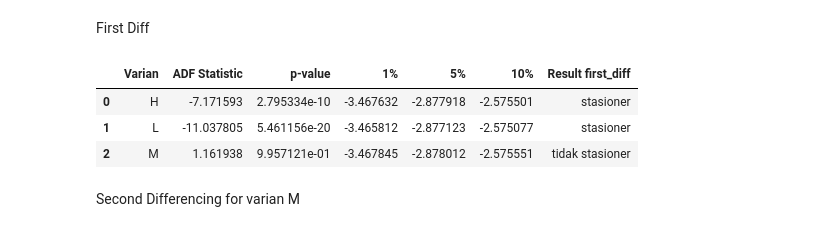
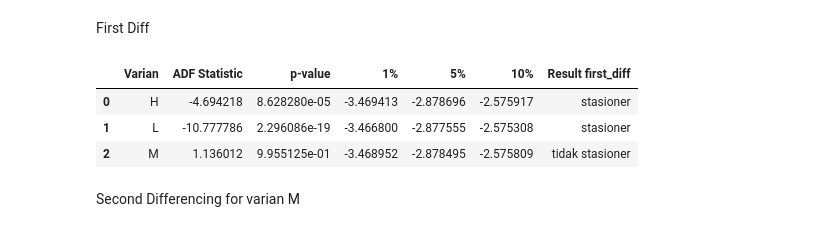
Before and after one commit to anajesset/tugas-akhirr, a Jupyter notebook: exploration_02.ipynb, the cells around one changed output. Saved outputs shown, nothing was run; the diff lists cells and outputs as text; code cells hidden in the pictures.

```diff
--- a/exploration_02.ipynb
+++ b/exploration_02.ipynb
@@ -263,21 +379,0 @@ korelasi yang digunakan terhadap fitur initial varian (kategorikal)
-# %%
-pearson_corr, p_value = stats.pearsonr(df_cdb_enc["Umur"], df_cdb_enc["initial Varian Plus"])
-
-print(f"Pearson (r): {pearson_corr:.4f}")
-print(f"P-value: {p_value:.4f}")
-
-if 0.01 <= pearson_corr <= 1:
-    interpretation = "Hubungan positif"
-elif pearson_corr == 0:
-    interpretation = "Tidak ada hubungan linear"
-elif -1 <= pearson_corr < -0.01:
-    interpretation = "Hubungan negatif"
-else:
-    interpretation = "Nilai di luar rentang yang diharapkan."
-
-print(f"Interpretasi: {interpretation}")
-
-if p_value < 0.05:
-    print("Hasil signifikan: Ada hubungan antara Umur dan Initial Varian Plus.")
-else:
-    print("Hasil tidak signifikan: Tidak ada hubungan antara Umur dan Initial Varian Plus.")
@@ -387,8 +483,10 @@ alpha (α) adalah batas yang ditentukan sebelum uji statistik, sedangkan p-value
 adf_results = []
 
 for varian in ["E", "G", "H", "J", "L", "M"]:
-    if varian in df_weekly_varian.columns:
-        result = adfuller(df_weekly_varian[varian])
+    df_varian = df_weekly_varian[df_weekly_varian["Varian"] == varian]
+
+    if not df_varian["Sales"].isnull().all():
+        result = adfuller(df_varian["Sales"].dropna())
         p_value = result[1]
         is_stationary = "stasioner" if p_value < 0.05 else "tidak stasioner"
 
@@ -414,34 +512,36 @@ First Diff
 # %%
 df_weekly_varian_diff = df_weekly_varian.copy()
 
 for varian in ["H", "L", "M"]:
-    if varian in df_weekly_varian.columns:
-        df_weekly_varian_diff[varian] = df_weekly_varian[varian].diff().dropna()
+    df_weekly_varian_diff.loc[df_weekly_varian_diff["Varian"] == varian, "Sales"] = (
+        df_weekly_varian_diff.loc[df_weekly_varian_diff["Varian"] == varian, "Sales"].diff()
+    )
 
 adf_results_diff = []
 
 for varian in ["H", "L", "M"]:
-    if varian in df_weekly_varian_diff.columns:
-        result = adfuller(df_weekly_varian_diff[varian].dropna())
+    df_varian_diff = df_weekly_varian_diff[df_weekly_varian_diff["Varian"] == varian]
+
+    if not df_varian_diff["Sales"].isnull().all():
+        result = adfuller(df_varian_diff["Sales"].dropna())
         p_value = result[1]
         is_stationary = "stasioner" if p_value < 0.05 else "tidak stasioner"
 
         adf_results_diff.append([
             varian, result[0], p_value,
             result[4]["1%"], result[4]["5%"], result[4]["10%"],
             is_stationary
         ])
 
 df_adf_diff = pd.DataFrame(adf_results_diff, columns=["Varian", "ADF Statistic", "p-value",
-                                                      "1%", "5%",
-                                                      "10%", "Result first_diff"])
+                                                      "1%", "5%", "10%", "Result first_diff"])
 
 df_adf_diff
 # %% [output]
 |  | Varian | ADF Statistic | p-value | 1% | 5% | 10% | Result first_diff |
-| 0 | H | -7.171593 | 2.795334e-10 | -3.467632 | -2.877918 | -2.575501 | stasioner |
-| 1 | L | -11.037805 | 5.461156e-20 | -3.465812 | -2.877123 | -2.575077 | stasioner |
-| 2 | M | 1.161938 | 9.957121e-01 | -3.467845 | -2.878012 | -2.575551 | tidak stasioner |
+| 0 | H | -4.694218 | 8.628280e-05 | -3.469413 | -2.878696 | -2.575917 | stasioner |
+| 1 | L | -10.777786 | 2.296086e-19 | -3.466800 | -2.877555 | -2.575308 | stasioner |
+| 2 | M | 1.136012 | 9.955125e-01 | -3.468952 | -2.878495 | -2.575809 | tidak stasioner |
 # %% [markdown]
 Second Differencing for varian M
 # %%
```
Also changed, not shown: parts of 40 cells of this notebook, 2 other files.
